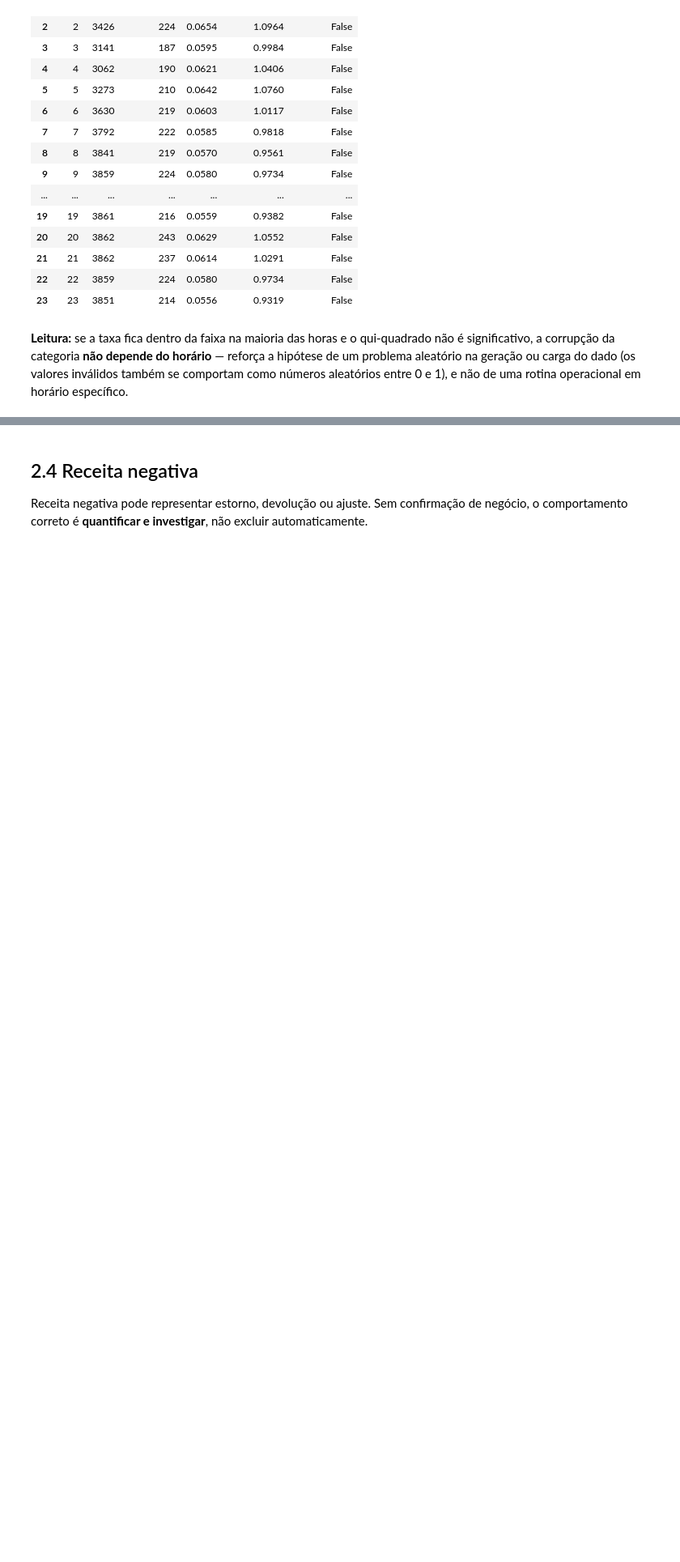
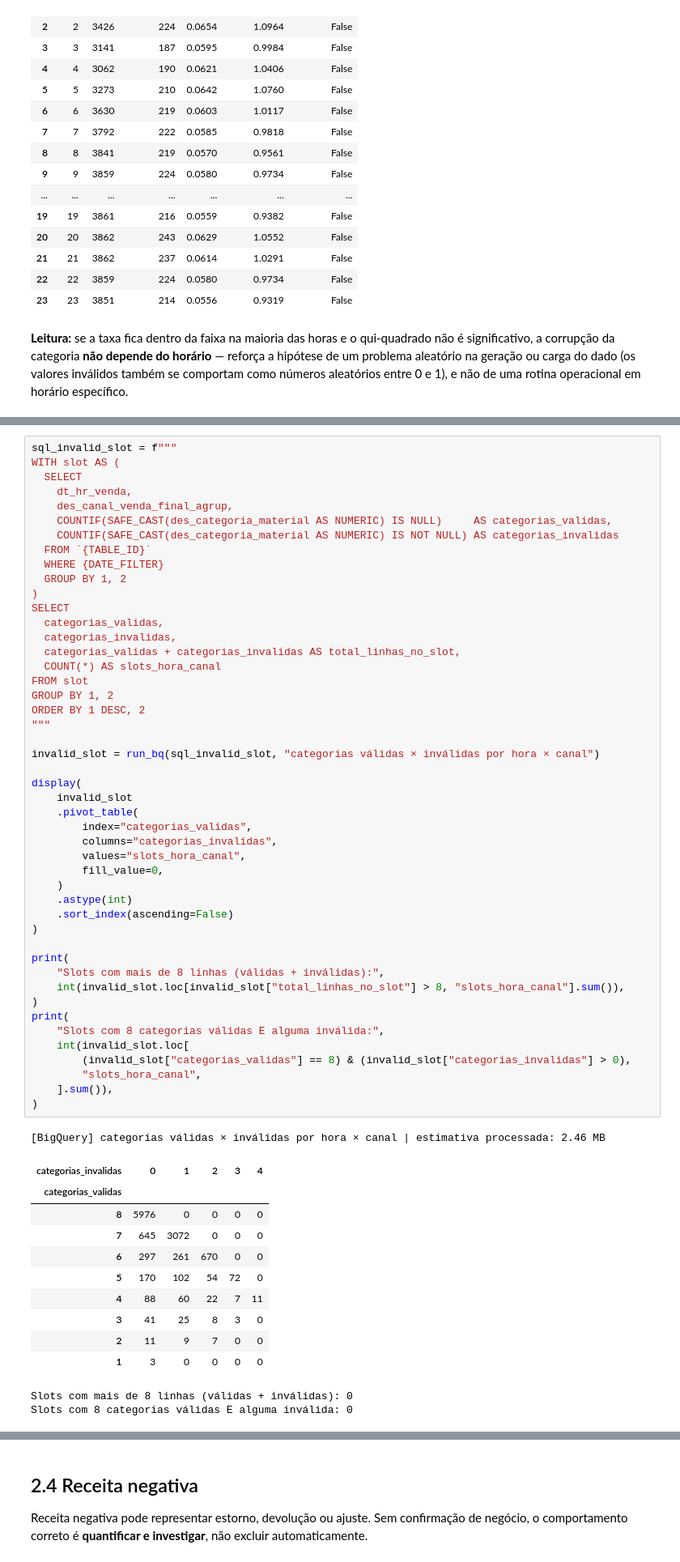
Before and after one commit to guisoares10/Projeto-GB, a Jupyter notebook: notebooks/01_eda_data_quality.ipynb, the cells around one changed output, grey strips where cells are left out. Shown at 81% size. Saved outputs shown, nothing was run; the diff lists cells and outputs as text; blank space fills up the shorter version.

```diff
--- a/notebooks/01_eda_data_quality.ipynb
+++ b/notebooks/01_eda_data_quality.ipynb
@@ -1025,0 +1032,61 @@ rotina operacional em horário específico.
+# %%
+sql_invalid_slot = f"""
+WITH slot AS (
+  SELECT
+    dt_hr_venda,
+    des_canal_venda_final_agrup,
+    COUNTIF(SAFE_CAST(des_categoria_material AS NUMERIC) IS NULL)     AS categorias_validas,
+    COUNTIF(SAFE_CAST(des_categoria_material AS NUMERIC) IS NOT NULL) AS categorias_invalidas
+  FROM `{TABLE_ID}`
+  WHERE {DATE_FILTER}
+  GROUP BY 1, 2
+)
+SELECT
+  categorias_validas,
+  categorias_invalidas,
+  categorias_validas + categorias_invalidas AS total_linhas_no_slot,
+  COUNT(*) AS slots_hora_canal
+FROM slot
+GROUP BY 1, 2
+ORDER BY 1 DESC, 2
+"""
+
+invalid_slot = run_bq(sql_invalid_slot, "categorias válidas × inválidas por hora × canal")
+
+display(
+    invalid_slot
+    .pivot_table(
+        index="categorias_validas",
+        columns="categorias_invalidas",
+        values="slots_hora_canal",
+        fill_value=0,
+    )
+    .astype(int)
+    .sort_index(ascending=False)
+)
+
+print(
+    "Slots com mais de 8 linhas (válidas + inválidas):",
+    int(invalid_slot.loc[invalid_slot["total_linhas_no_slot"] > 8, "slots_hora_canal"].sum()),
+)
+print(
+    "Slots com 8 categorias válidas E alguma inválida:",
+    int(invalid_slot.loc[
+        (invalid_slot["categorias_validas"] == 8) & (invalid_slot["categorias_invalidas"] > 0),
+        "slots_hora_canal",
+    ].sum()),
+)
+# %% [output]
+[BigQuery] categorias válidas × inválidas por hora × canal | estimativa processada: 2.46 MB
+| categorias_invalidas | 0 | 1 | 2 | 3 | 4 |
+| categorias_validas |  |  |  |  |  |
+| 8 | 5976 | 0 | 0 | 0 | 0 |
+| 7 | 645 | 3072 | 0 | 0 | 0 |
+| 6 | 297 | 261 | 670 | 0 | 0 |
+| 5 | 170 | 102 | 54 | 72 | 0 |
+| 4 | 88 | 60 | 22 | 7 | 11 |
+| 3 | 41 | 25 | 8 | 3 | 0 |
+| 2 | 11 | 9 | 7 | 0 | 0 |
+| 1 | 3 | 0 | 0 | 0 | 0 |
+Slots com mais de 8 linhas (válidas + inválidas): 0
+Slots com 8 categorias válidas E alguma inválida: 0
```
Also changed, not shown: parts of 9 cells of this notebook.
